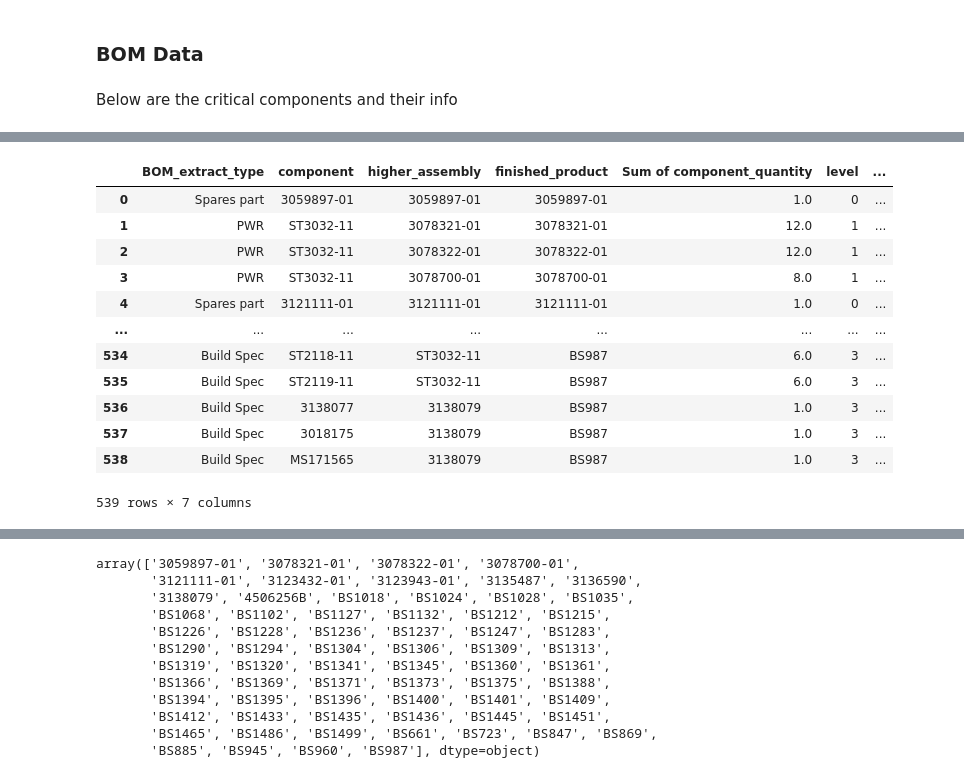
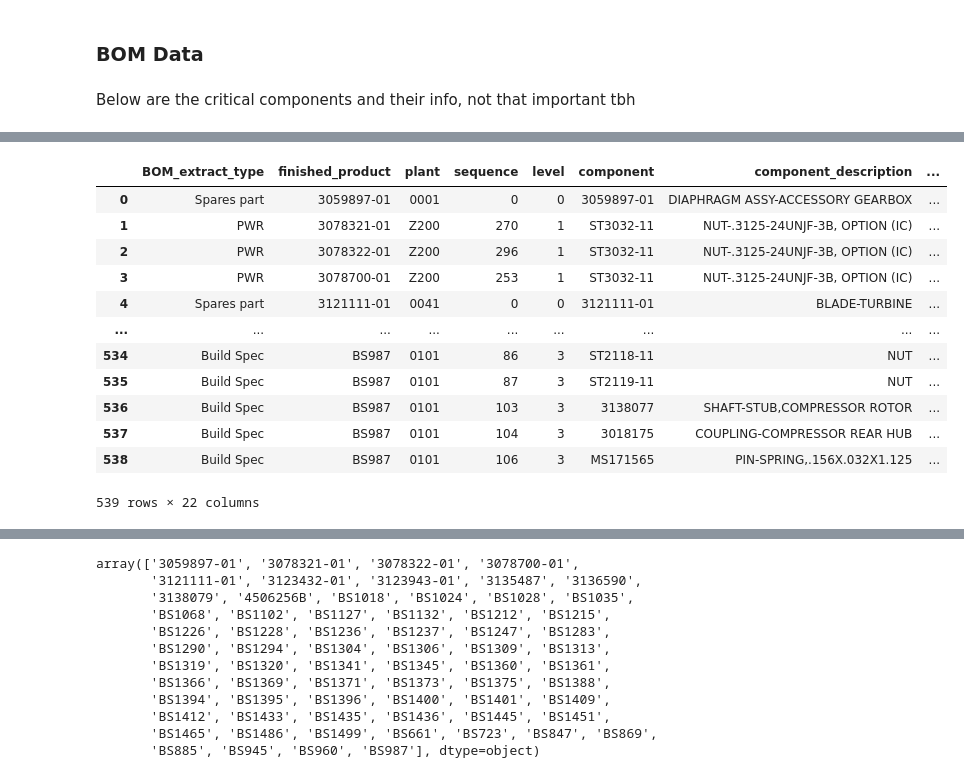
Before and after one commit to b-barake/SIM, a Jupyter notebook: notebooks/compare.ipynb, the cells around one changed output, grey strips where cells are left out. Cells and saved outputs as stored; diff of their text form; code cells hidden in the pictures.

```diff
--- a/notebooks/compare.ipynb
+++ b/notebooks/compare.ipynb
@@ -31,7 +31,7 @@ bom_df3_raw = pd.read_excel('data/raw_data/Bill-of-Materials (1).xlsx',header=2)
 critical_materials_df_raw = pd.read_excel('data/raw_data/- Critical Materials - Material Master Data.xlsx',header=2)
 inventory_df_raw = pd.read_excel('data/raw_data/- Inventory by Material-Plant-Stock Category.xlsx', header=2)
 # %% [markdown]
-Below are the critical components and their info
+Below are the critical components and their info, not that important tbh
 # %%
 critical_materials_df_raw
 # %% [output]
@@ -51,19 +51,21 @@ bom_df_raw = pd.concat([bom_df1_raw,bom_df2_raw,bom_df3_raw])
 # %%
 bom_df_raw.drop_duplicates(inplace=True)
 bom_df_raw.reset_index(drop=True,inplace=True)
+# %%
+bom_df_raw
+# %% [output]
+|  | BOM_extract_type | finished_product | plant | sequence | level | component | component_description | ... |
+| 0 | Spares part | 3059897-01 | 0001 | 0 | 0 | 3059897-01 | DIAPHRAGM ASSY-ACCESSORY GEARBOX | ... |
+| 1 | PWR | 3078321-01 | Z200 | 270 | 1 | ST3032-11 | NUT-.3125-24UNJF-3B, OPTION (IC) | ... |
+| 2 | PWR | 3078322-01 | Z200 | 296 | 1 | ST3032-11 | NUT-.3125-24UNJF-3B, OPTION (IC) | ... |
+| 3 | PWR | 3078700-01 | Z200 | 253 | 1 | ST3032-11 | NUT-.3125-24UNJF-3B, OPTION (IC) | ... |
+| 4 | Spares part | 3121111-01 | 0041 | 0 | 0 | 3121111-01 | BLADE-TURBINE | ... |
+| ... | ... | ... | ... | ... | ... | ... | ... | ... |
+| 534 | Build Spec | BS987 | 0101 | 86 | 3 | ST2118-11 | NUT | ... |
+| 535 | Build Spec | BS987 | 0101 | 87 | 3 | ST2119-11 | NUT | ... |
+| 536 | Build Spec | BS987 | 0101 | 103 | 3 | 3138077 | SHAFT-STUB,COMPRESSOR ROTOR | ... |
+| 537 | Build Spec | BS987 | 0101 | 104 | 3 | 3018175 | COUPLING-COMPRESSOR REAR HUB | ... |
+| 538 | Build Spec | BS987 | 0101 | 106 | 3 | MS171565 | PIN-SPRING,.156X.032X1.125 | ... |
+539 rows × 22 columns
 # %%
-bom_df_raw[['BOM_extract_type','component','higher_assembly','finished_product','Sum of component_quantity','level','component_description']]
+bom_df_raw_filt = bom_df_raw[['BOM_extract_type','component','higher_assembly','finished_product','Sum of component_quantity','level','component_description','procurement_type']].sort_values(by=['finished_product','level']).reset_index(drop=True)
-# %% [output]
-|  | BOM_extract_type | component | higher_assembly | finished_product | Sum of component_quantity | level | ... |
-| 0 | Spares part | 3059897-01 | 3059897-01 | 3059897-01 | 1.0 | 0 | ... |
-| 1 | PWR | ST3032-11 | 3078321-01 | 3078321-01 | 12.0 | 1 | ... |
-| 2 | PWR | ST3032-11 | 3078322-01 | 3078322-01 | 12.0 | 1 | ... |
-| 3 | PWR | ST3032-11 | 3078700-01 | 3078700-01 | 8.0 | 1 | ... |
-| 4 | Spares part | 3121111-01 | 3121111-01 | 3121111-01 | 1.0 | 0 | ... |
-| ... | ... | ... | ... | ... | ... | ... | ... |
-| 534 | Build Spec | ST2118-11 | ST3032-11 | BS987 | 6.0 | 3 | ... |
-| 535 | Build Spec | ST2119-11 | ST3032-11 | BS987 | 6.0 | 3 | ... |
-| 536 | Build Spec | 3138077 | 3138079 | BS987 | 1.0 | 3 | ... |
-| 537 | Build Spec | 3018175 | 3138079 | BS987 | 1.0 | 3 | ... |
-| 538 | Build Spec | MS171565 | 3138079 | BS987 | 1.0 | 3 | ... |
-539 rows × 7 columns
```
Also changed, not shown: parts of 4 cells of this notebook.
